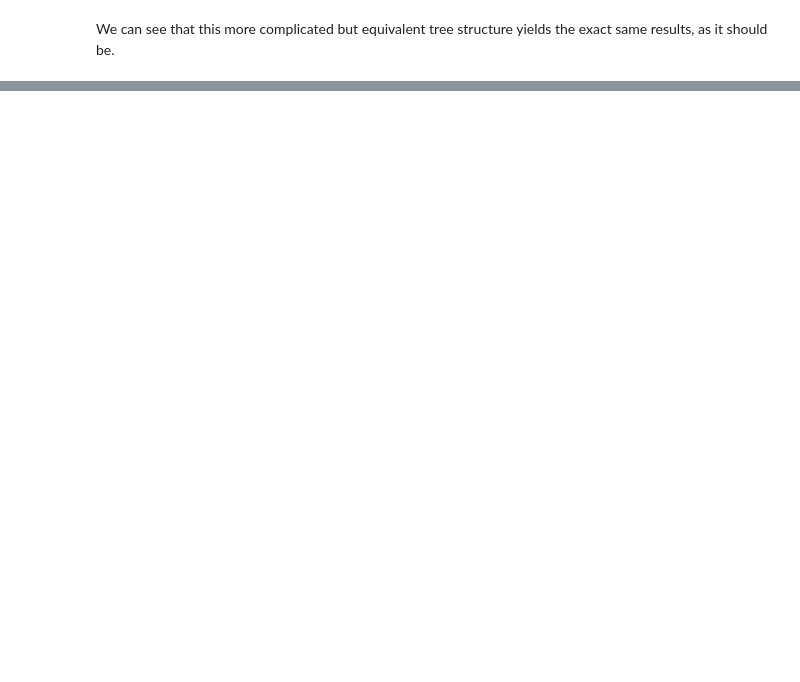
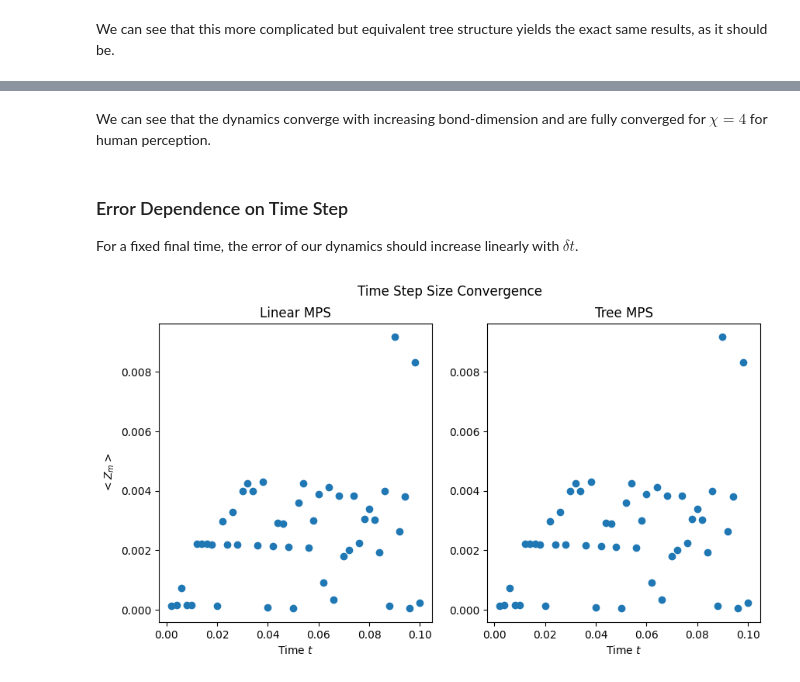
Before and after one commit to Drachier/PyTreeNet, a Jupyter notebook: example_notebooks/tebd_mps.ipynb, the cells around one changed output, grey strips where cells are left out. Saved outputs shown, nothing was run; the diff lists cells and outputs as text; code cells hidden in the pictures; blank space fills up the shorter version.

```diff
--- a/example_notebooks/tebd_mps.ipynb
+++ b/example_notebooks/tebd_mps.ipynb
@@ -353,0 +407,42 @@ We can see that this more complicated but equivalent tree structure yields the e
+# %% [markdown]
+We can see that the dynamics converge with increasing bond-dimension and are fully converged for $\chi = 4$ for human perception.
+# %% [markdown]
+### Error Dependence on Time Step
+For a fixed final time, the error of our dynamics should increase linearly with $\delta t$.
+# %%
+max_bond_dim = 4
+time_step_sizes = np.arange(final_time / 1000 * 2,
+                            final_time / 10 + final_time / 1000 * 2,
+                            final_time / 1000 * 2)
+
+ref_result = results[middle_site,-1]
+results_mps = []
+results_tree = []
+
+for i, time_step_size in tqdm(enumerate(time_step_sizes)):
+    tebd_mps = ptn.TEBD(deepcopy(mps), trotter1st, time_step_size,
+                        final_time, [tebd_operators[middle_site]],
+                        max_bond_dim=max_bond_dim, rel_tol=rel_tol)
+    tebd_tree = ptn.TEBD(deepcopy(mps_tree), trotter1st, time_step_size,
+                        final_time, [tebd_operators[middle_site]],
+                        max_bond_dim=max_bond_dim, rel_tol=rel_tol)
+    tebd_mps.run(pgbar=False)
+    tebd_tree.run(pgbar=False)
+    results_mps.append(np.absolute(tebd_mps.results[0,-1] - ref_result))
+    results_tree.append(np.absolute(tebd_tree.results[0,-1] - ref_result))
+# %%
+fig5, ax5 = plt.subplots(1, 2, sharex=True, figsize=(10,5))
+fig5.suptitle("Time Step Size Convergence")
+
+ax5[0].plot(time_step_sizes, results_mps, "o")
+ax5[0].set_ylabel(f"$<Z_m>$")
+ax5[0].set_xlabel("Time $t$")
+ax5[0].set_title("Linear MPS")
+
+ax5[1].plot(time_step_sizes, results_tree, "o")
+ax5[1].set_xlabel("Time $t$")
+ax5[1].set_title("Tree MPS")
+
+plt.show()
+# %% [output]
+[figure, added]
```
Also changed, not shown: parts of 17 cells of this notebook.
